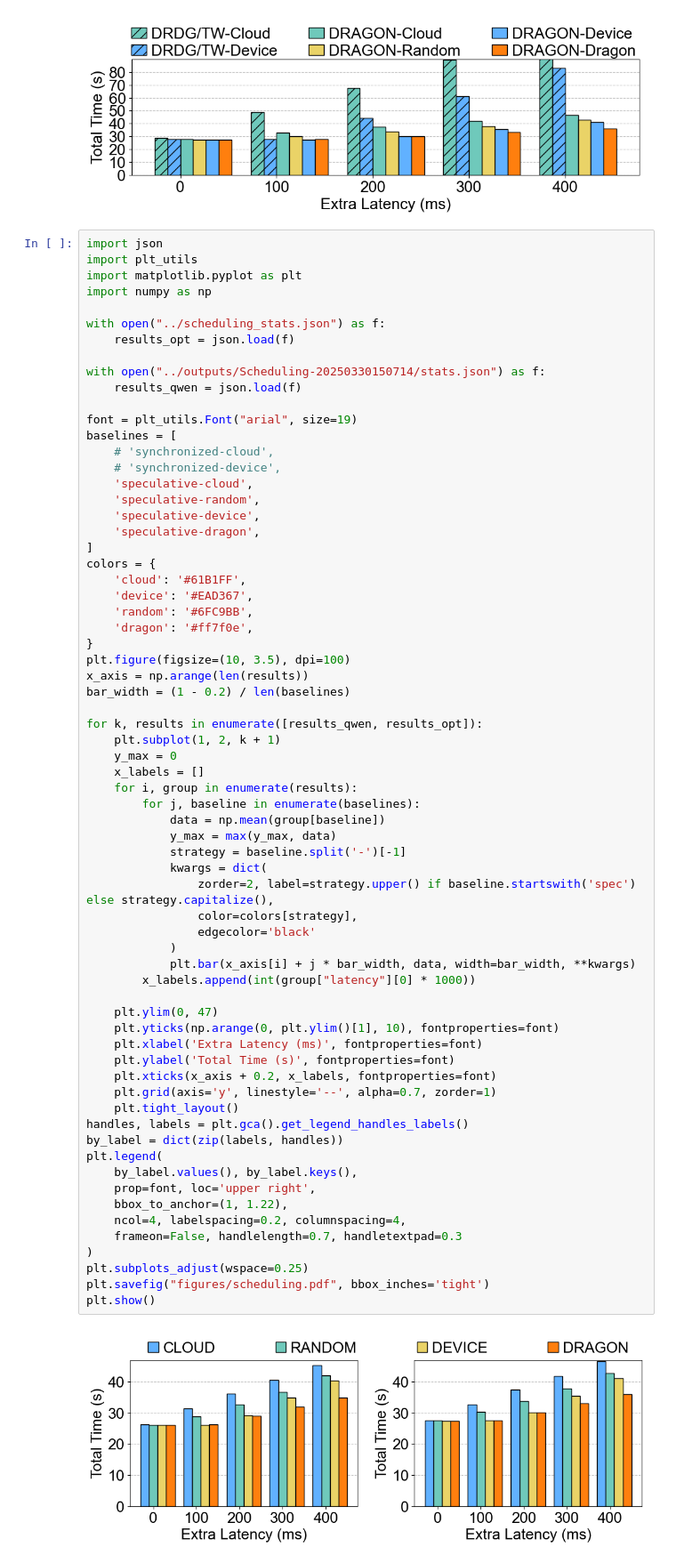
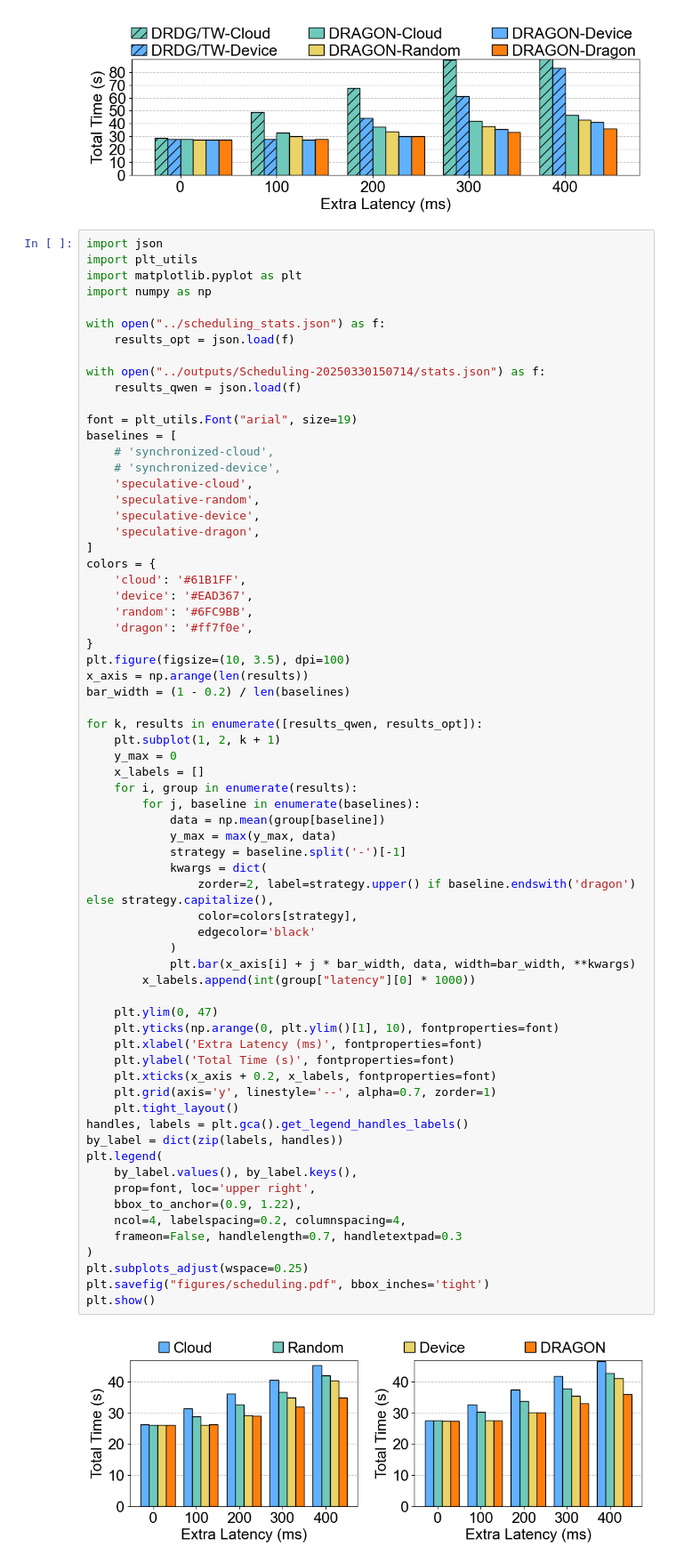
Before and after one commit to ThomasAtlantis/DRAGON, a Jupyter notebook: result_analysis/scheduling.ipynb, the cells around one changed output. Shown at 89% size. Drawn from its saved outputs; the diff is of its cells as text.

```diff
--- a/result_analysis/scheduling.ipynb
+++ b/result_analysis/scheduling.ipynb
@@ -103,33 +103,33 @@ for k, results in enumerate([results_qwen, results_opt]):
         for j, baseline in enumerate(baselines):
             data = np.mean(group[baseline])
             y_max = max(y_max, data)
             strategy = baseline.split('-')[-1]
             kwargs = dict(
-                zorder=2, label=strategy.upper() if baseline.startswith('spec') else strategy.capitalize(),
+                zorder=2, label=strategy.upper() if baseline.endswith('dragon') else strategy.capitalize(),
                 color=colors[strategy],
                 edgecolor='black'
             )
             plt.bar(x_axis[i] + j * bar_width, data, width=bar_width, **kwargs)
         x_labels.append(int(group["latency"][0] * 1000))
 
     plt.ylim(0, 47)
     plt.yticks(np.arange(0, plt.ylim()[1], 10), fontproperties=font)
     plt.xlabel('Extra Latency (ms)', fontproperties=font)
     plt.ylabel('Total Time (s)', fontproperties=font)
     plt.xticks(x_axis + 0.2, x_labels, fontproperties=font)
     plt.grid(axis='y', linestyle='--', alpha=0.7, zorder=1)
     plt.tight_layout()
 handles, labels = plt.gca().get_legend_handles_labels()
 by_label = dict(zip(labels, handles))
 plt.legend(
     by_label.values(), by_label.keys(),
     prop=font, loc='upper right',
-    bbox_to_anchor=(1, 1.22),
+    bbox_to_anchor=(0.9, 1.22),
     ncol=4, labelspacing=0.2, columnspacing=4,
     frameon=False, handlelength=0.7, handletextpad=0.3
 )
 plt.subplots_adjust(wspace=0.25)
 plt.savefig("figures/scheduling.pdf", bbox_inches='tight')
 plt.show()
 # %% [output]
-[figure, old version]
+[figure, new version]
```
Also changed, not shown: 26 other files.
